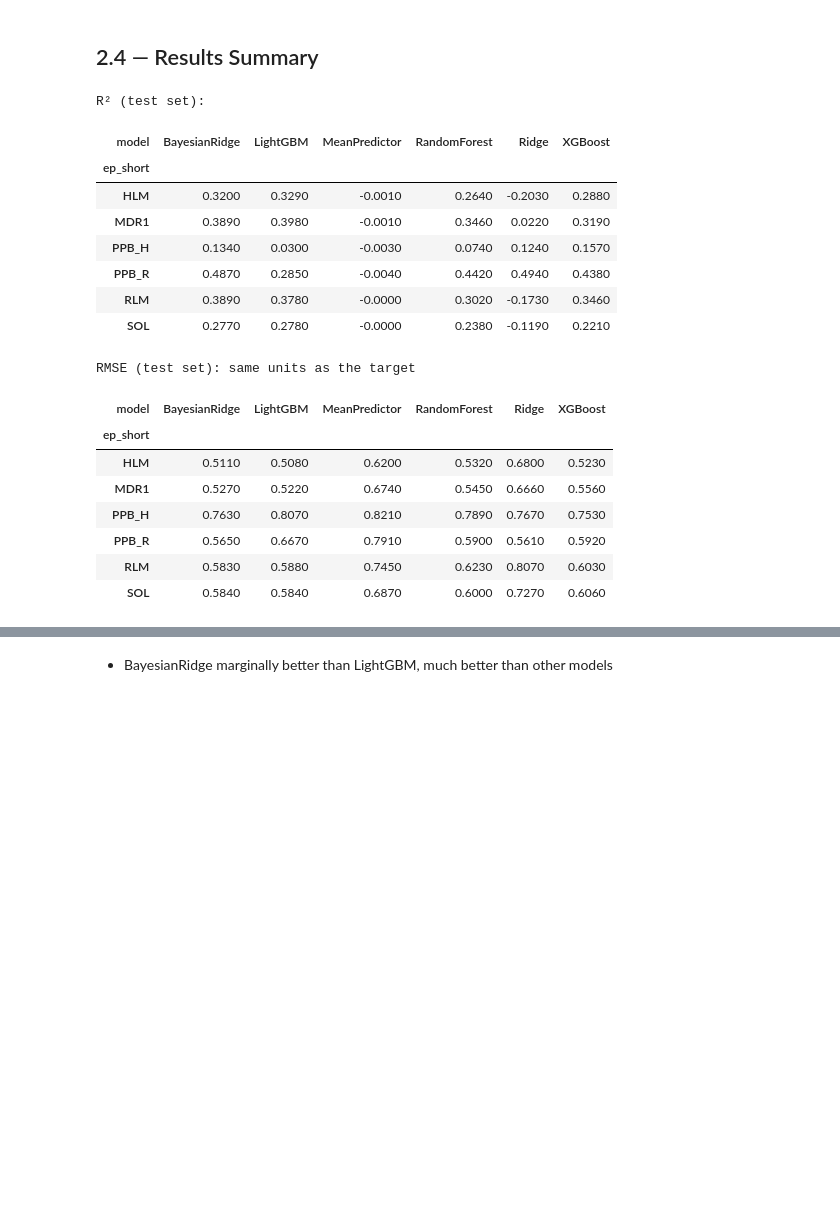
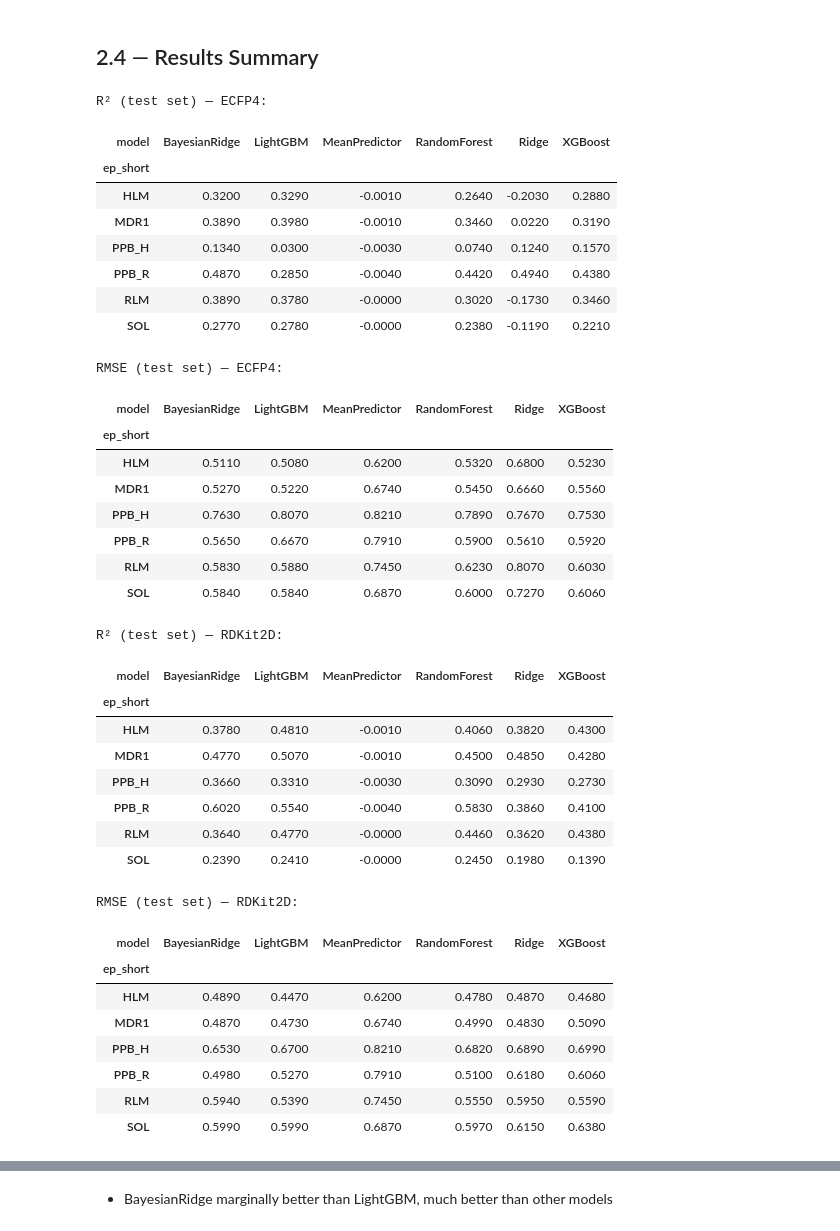
Before and after one commit to Zarif-S/uniq-plus-data-quantity-noise-qsar, a Jupyter notebook: notebooks/01_adme_eda_baseline.ipynb, the cells around one changed output, grey strips where cells are left out. Drawn from its saved outputs; the diff is of its cells as text; code cells hidden in the pictures; blank space fills up the shorter version.

```diff
--- a/notebooks/01_adme_eda_baseline.ipynb
+++ b/notebooks/01_adme_eda_baseline.ipynb
@@ -909,29 +1114,49 @@ MeanPredictor   -0.0010
 # %%
 results_df['ep_short'] = results_df['endpoint'].map(EP_SHORT_MAP)
 
-print('R² (test set):')
-r2_table = results_df.pivot(index='ep_short', columns='model', values='R2').round(3)
-display(r2_table)
-
-print('\nRMSE (test set): same units as the target')
-rmse_table = results_df.pivot(index='ep_short', columns='model', values='RMSE').round(3)
-display(rmse_table)
+for feat in results_df['features'].unique():
+    subset = results_df[results_df['features'] == feat]
+    print(f'R² (test set) — {feat}:')
+    r2_table = subset.pivot(index='ep_short', columns='model', values='R2').round(3)
+    display(r2_table)
+    print(f'\nRMSE (test set) — {feat}:')
+    rmse_table = subset.pivot(index='ep_short', columns='model', values='RMSE').round(3)
+    display(rmse_table)
+    print()
 # %% [output]
-R² (test set):
+R² (test set) — ECFP4:
 | model | BayesianRidge | LightGBM | MeanPredictor | RandomForest | Ridge | XGBoost |
 | ep_short |  |  |  |  |  |  |
 | HLM | 0.3200 | 0.3290 | -0.0010 | 0.2640 | -0.2030 | 0.2880 |
 | MDR1 | 0.3890 | 0.3980 | -0.0010 | 0.3460 | 0.0220 | 0.3190 |
 | PPB_H | 0.1340 | 0.0300 | -0.0030 | 0.0740 | 0.1240 | 0.1570 |
 | PPB_R | 0.4870 | 0.2850 | -0.0040 | 0.4420 | 0.4940 | 0.4380 |
 | RLM | 0.3890 | 0.3780 | -0.0000 | 0.3020 | -0.1730 | 0.3460 |
 | SOL | 0.2770 | 0.2780 | -0.0000 | 0.2380 | -0.1190 | 0.2210 |
-RMSE (test set): same units as the target
+RMSE (test set) — ECFP4:
 | model | BayesianRidge | LightGBM | MeanPredictor | RandomForest | Ridge | XGBoost |
 | ep_short |  |  |  |  |  |  |
 | HLM | 0.5110 | 0.5080 | 0.6200 | 0.5320 | 0.6800 | 0.5230 |
 | MDR1 | 0.5270 | 0.5220 | 0.6740 | 0.5450 | 0.6660 | 0.5560 |
 | PPB_H | 0.7630 | 0.8070 | 0.8210 | 0.7890 | 0.7670 | 0.7530 |
 | PPB_R | 0.5650 | 0.6670 | 0.7910 | 0.5900 | 0.5610 | 0.5920 |
 | RLM | 0.5830 | 0.5880 | 0.7450 | 0.6230 | 0.8070 | 0.6030 |
 | SOL | 0.5840 | 0.5840 | 0.6870 | 0.6000 | 0.7270 | 0.6060 |
+R² (test set) — RDKit2D:
+| model | BayesianRidge | LightGBM | MeanPredictor | RandomForest | Ridge | XGBoost |
+| ep_short |  |  |  |  |  |  |
+| HLM | 0.3780 | 0.4810 | -0.0010 | 0.4060 | 0.3820 | 0.4300 |
+| MDR1 | 0.4770 | 0.5070 | -0.0010 | 0.4500 | 0.4850 | 0.4280 |
+| PPB_H | 0.3660 | 0.3310 | -0.0030 | 0.3090 | 0.2930 | 0.2730 |
+| PPB_R | 0.6020 | 0.5540 | -0.0040 | 0.5830 | 0.3860 | 0.4100 |
+| RLM | 0.3640 | 0.4770 | -0.0000 | 0.4460 | 0.3620 | 0.4380 |
+| SOL | 0.2390 | 0.2410 | -0.0000 | 0.2450 | 0.1980 | 0.1390 |
+RMSE (test set) — RDKit2D:
+| model | BayesianRidge | LightGBM | MeanPredictor | RandomForest | Ridge | XGBoost |
+| ep_short |  |  |  |  |  |  |
+| HLM | 0.4890 | 0.4470 | 0.6200 | 0.4780 | 0.4870 | 0.4680 |
+| MDR1 | 0.4870 | 0.4730 | 0.6740 | 0.4990 | 0.4830 | 0.5090 |
+| PPB_H | 0.6530 | 0.6700 | 0.8210 | 0.6820 | 0.6890 | 0.6990 |
+| PPB_R | 0.4980 | 0.5270 | 0.7910 | 0.5100 | 0.6180 | 0.6060 |
+| RLM | 0.5940 | 0.5390 | 0.7450 | 0.5550 | 0.5950 | 0.5590 |
+| SOL | 0.5990 | 0.5990 | 0.6870 | 0.5970 | 0.6150 | 0.6380 |
```
Also changed, not shown: parts of 46 cells of this notebook, 42 other files.
